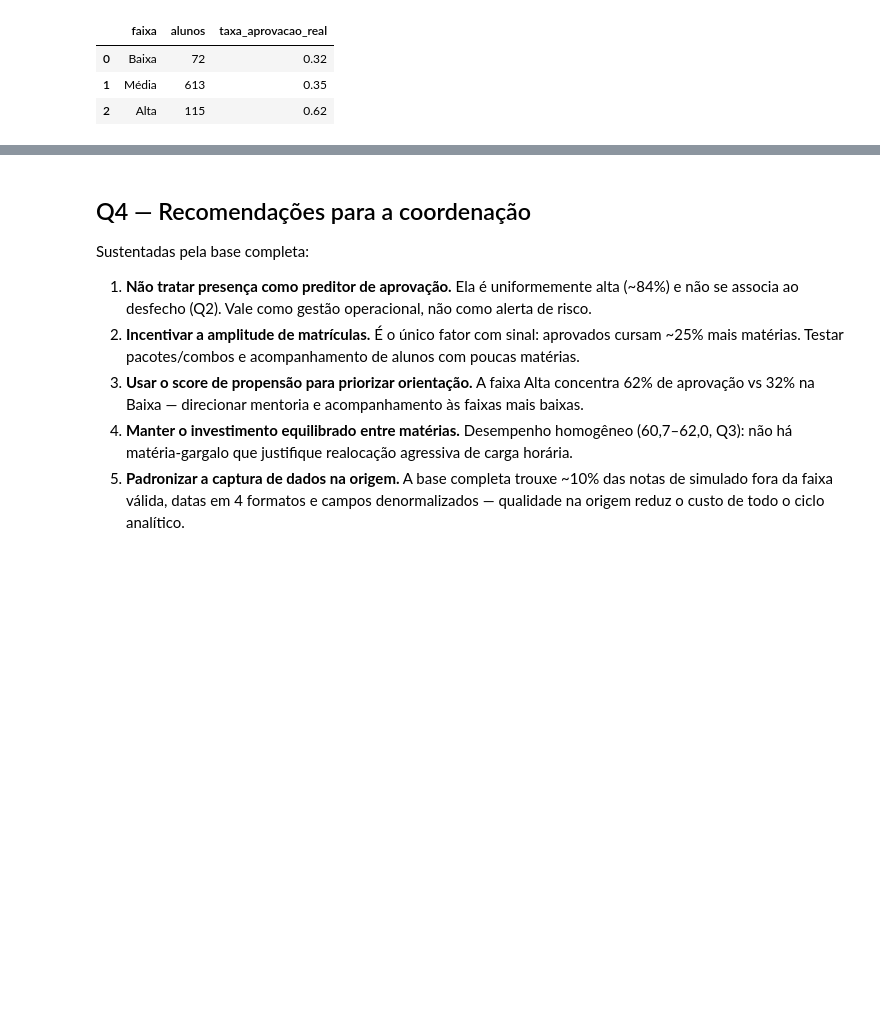
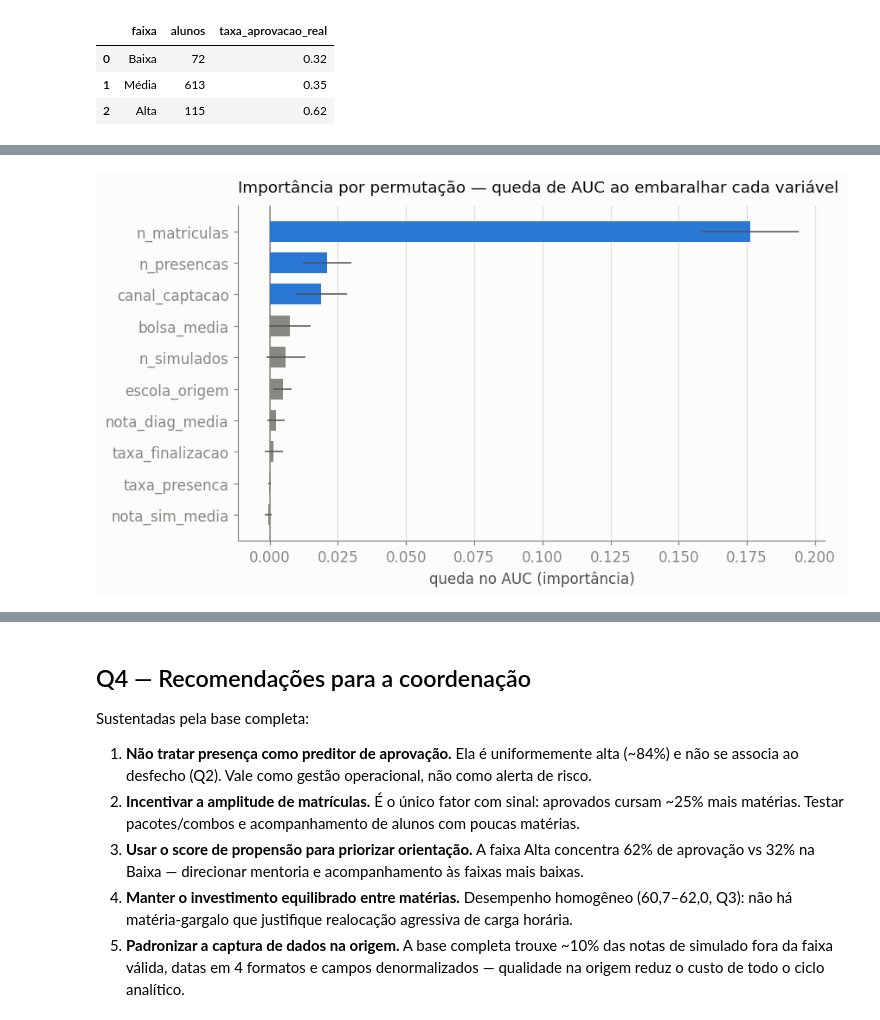
Before and after one commit to BigLeno/data-analytics-portfolio, a Jupyter notebook: notebooks/05_analise_completa.ipynb, the cells around one changed output, grey strips where cells are left out. Cells and saved outputs as stored; diff of their text form; code cells hidden in the pictures; blank space fills up the shorter version.

Commit message:
feat: análise de importância de variáveis por permutação (modelo, notebook e relatório)

```diff
--- a/notebooks/05_analise_completa.ipynb
+++ b/notebooks/05_analise_completa.ipynb
@@ -259,0 +267,3 @@ orientação/mentoria primeiro), o score já é acionável.
+# %%
+imp = model.importancia_variaveis()
+imp
@@ -259,0 +282,14 @@ orientação/mentoria primeiro), o score já é acionável.
+# %%
+d = imp.sort_values("queda_auc")
+fig, ax = plt.subplots(figsize=(8, 4.6))
+cores = [BLUE if v > 0.01 else MUTED for v in d["queda_auc"]]
+ax.barh(d["variavel"], d["queda_auc"], xerr=d["desvio"], color=cores,
+        height=0.66, zorder=3, error_kw=dict(ecolor=INK2, lw=1))
+ax.axvline(0, color=MUTED, lw=1)
+ax.set_title("Importância por permutação — queda de AUC ao embaralhar cada variável",
+             color=INK, fontsize=12, loc="left", pad=10)
+ax.set_xlabel("queda no AUC (importância)")
+ax.grid(axis="y", visible=False)
+fig.tight_layout(); plt.show()
+# %% [output]
+[figure, added]
```
Also changed, not shown: parts of 3 cells of this notebook, 3 other files.
